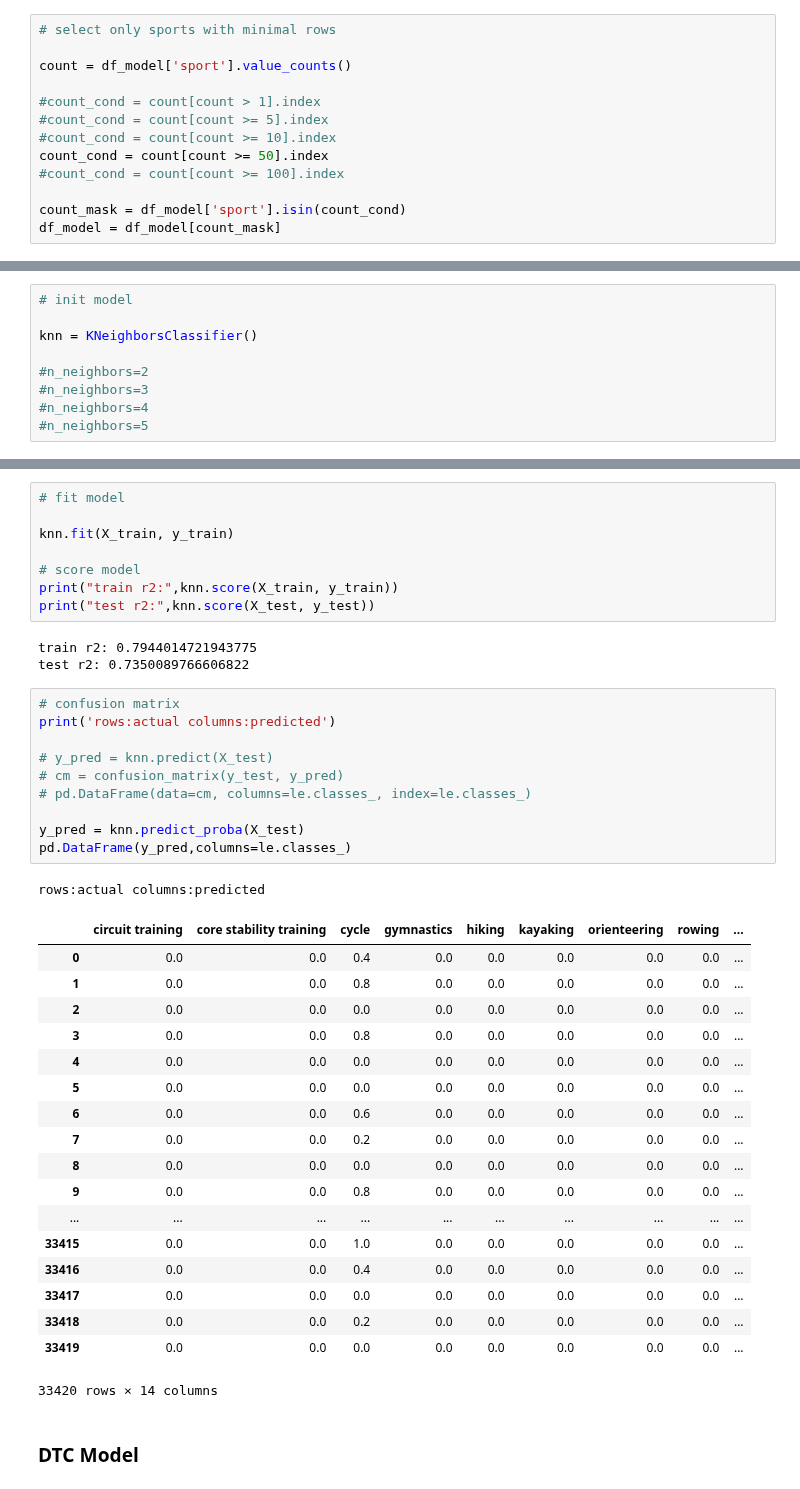
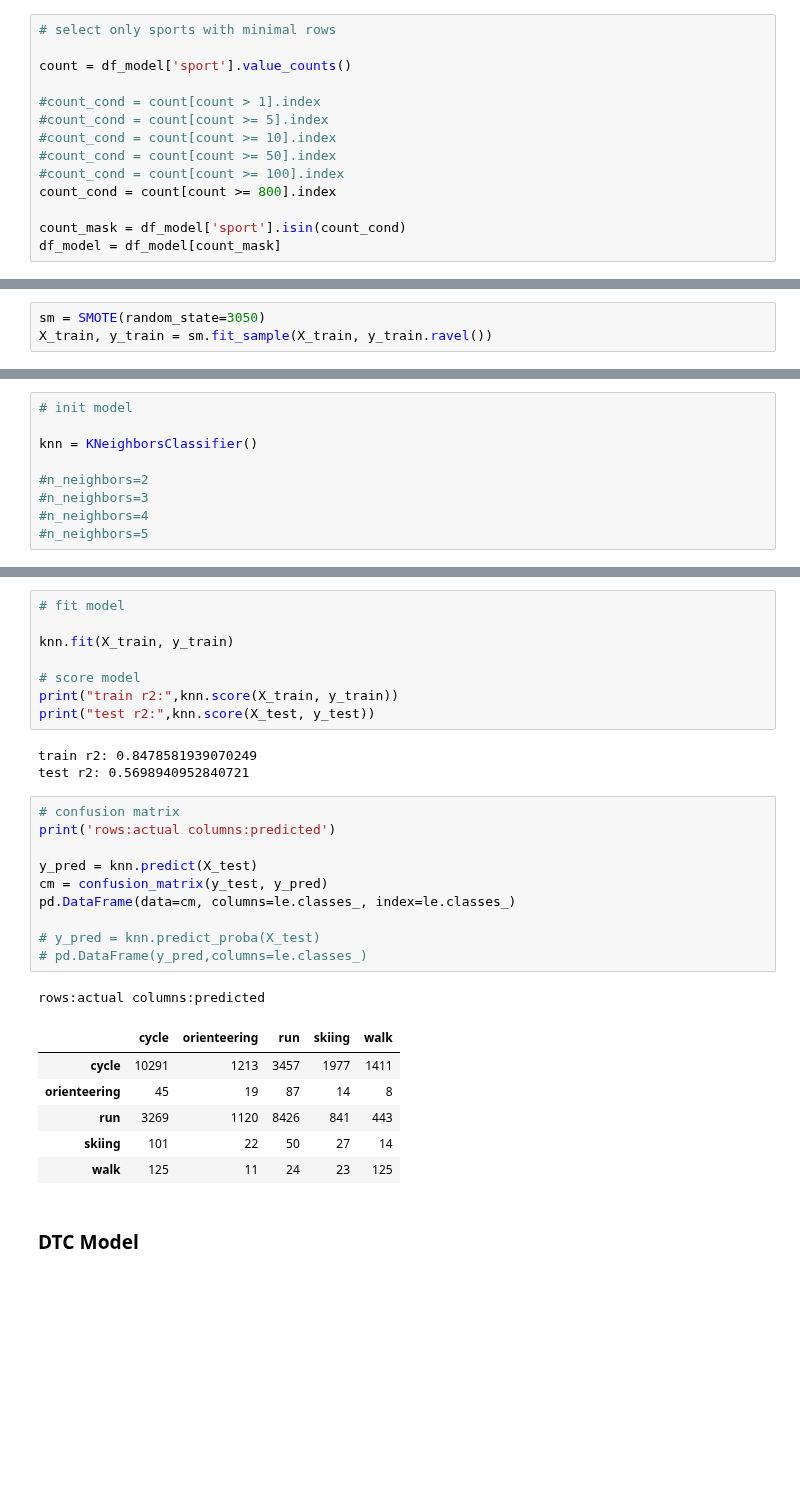
Before and after one commit to cheekeet86/project-capstone, a Jupyter notebook: code/3_model_fitrec.ipynb, the cells around one changed output, grey strips where cells are left out. Saved outputs shown, nothing was run; the diff lists cells and outputs as text; blank space fills up the shorter version.

```diff
--- a/code/3_model_fitrec.ipynb
+++ b/code/3_model_fitrec.ipynb
@@ -159,8 +160,9 @@ count = df_model['sport'].value_counts()
 #count_cond = count[count > 1].index
 #count_cond = count[count >= 5].index
 #count_cond = count[count >= 10].index
-count_cond = count[count >= 50].index
+#count_cond = count[count >= 50].index
 #count_cond = count[count >= 100].index
+count_cond = count[count >= 800].index
 
 count_mask = df_model['sport'].isin(count_cond)
 df_model = df_model[count_mask]
@@ -249,0 +252,3 @@ print(y_test.shape)
+# %%
+sm = SMOTE(random_state=3050)
+X_train, y_train = sm.fit_sample(X_train, y_train.ravel())
@@ -333,38 +345,26 @@ knn.fit(X_train, y_train)
 print("train r2:",knn.score(X_train, y_train))
 print("test r2:",knn.score(X_test, y_test))
 # %% [output]
-train r2: 0.7944014721943775
-test r2: 0.7350089766606822
+train r2: 0.8478581939070249
+test r2: 0.5698940952840721
 # %%
 # confusion matrix
 print('rows:actual columns:predicted')
 
-# y_pred = knn.predict(X_test)
-# cm = confusion_matrix(y_test, y_pred)
-# pd.DataFrame(data=cm, columns=le.classes_, index=le.classes_)
+y_pred = knn.predict(X_test)
+cm = confusion_matrix(y_test, y_pred)
+pd.DataFrame(data=cm, columns=le.classes_, index=le.classes_)
 
-y_pred = knn.predict_proba(X_test)
-pd.DataFrame(y_pred,columns=le.classes_)
+# y_pred = knn.predict_proba(X_test)
+# pd.DataFrame(y_pred,columns=le.classes_)
 # %% [output]
 rows:actual columns:predicted
-|  | circuit training | core stability training | cycle | gymnastics | hiking | kayaking | orienteering | rowing | ... |
-| 0 | 0.0 | 0.0 | 0.4 | 0.0 | 0.0 | 0.0 | 0.0 | 0.0 | ... |
-| 1 | 0.0 | 0.0 | 0.8 | 0.0 | 0.0 | 0.0 | 0.0 | 0.0 | ... |
-| 2 | 0.0 | 0.0 | 0.0 | 0.0 | 0.0 | 0.0 | 0.0 | 0.0 | ... |
-| 3 | 0.0 | 0.0 | 0.8 | 0.0 | 0.0 | 0.0 | 0.0 | 0.0 | ... |
-| 4 | 0.0 | 0.0 | 0.0 | 0.0 | 0.0 | 0.0 | 0.0 | 0.0 | ... |
-| 5 | 0.0 | 0.0 | 0.0 | 0.0 | 0.0 | 0.0 | 0.0 | 0.0 | ... |
-| 6 | 0.0 | 0.0 | 0.6 | 0.0 | 0.0 | 0.0 | 0.0 | 0.0 | ... |
-| 7 | 0.0 | 0.0 | 0.2 | 0.0 | 0.0 | 0.0 | 0.0 | 0.0 | ... |
-| 8 | 0.0 | 0.0 | 0.0 | 0.0 | 0.0 | 0.0 | 0.0 | 0.0 | ... |
-| 9 | 0.0 | 0.0 | 0.8 | 0.0 | 0.0 | 0.0 | 0.0 | 0.0 | ... |
-| ... | ... | ... | ... | ... | ... | ... | ... | ... | ... |
-| 33415 | 0.0 | 0.0 | 1.0 | 0.0 | 0.0 | 0.0 | 0.0 | 0.0 | ... |
-| 33416 | 0.0 | 0.0 | 0.4 | 0.0 | 0.0 | 0.0 | 0.0 | 0.0 | ... |
-| 33417 | 0.0 | 0.0 | 0.0 | 0.0 | 0.0 | 0.0 | 0.0 | 0.0 | ... |
-| 33418 | 0.0 | 0.0 | 0.2 | 0.0 | 0.0 | 0.0 | 0.0 | 0.0 | ... |
-| 33419 | 0.0 | 0.0 | 0.0 | 0.0 | 0.0 | 0.0 | 0.0 | 0.0 | ... |
+|  | cycle | orienteering | run | skiing | walk |
+| cycle | 10291 | 1213 | 3457 | 1977 | 1411 |
+| orienteering | 45 | 19 | 87 | 14 | 8 |
+| run | 3269 | 1120 | 8426 | 841 | 443 |
+| skiing | 101 | 22 | 50 | 27 | 14 |
+| walk | 125 | 11 | 24 | 23 | 125 |
-33420 rows × 14 columns
 # %% [markdown]
 ### DTC Model
 # %%
```
Also changed, not shown: parts of 23 cells of this notebook, 7 other files.
